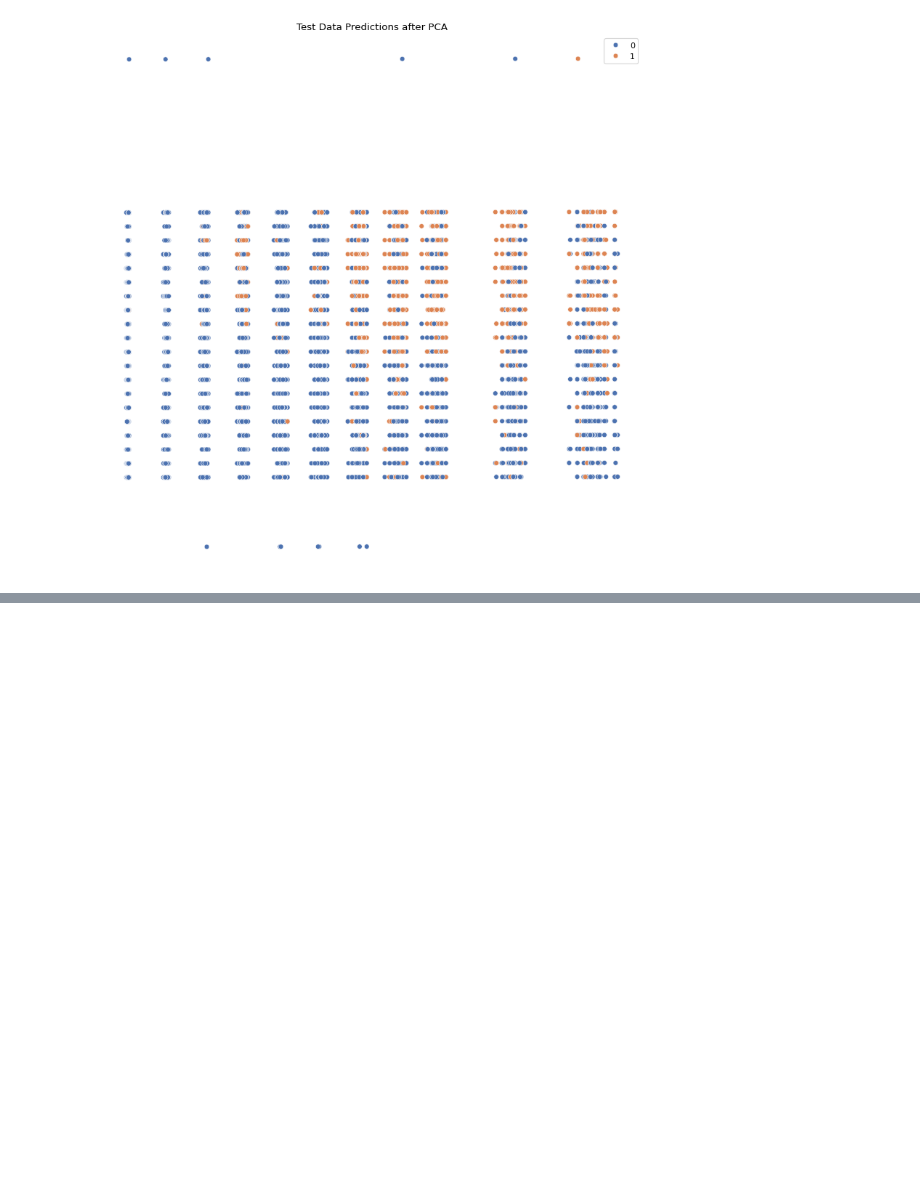
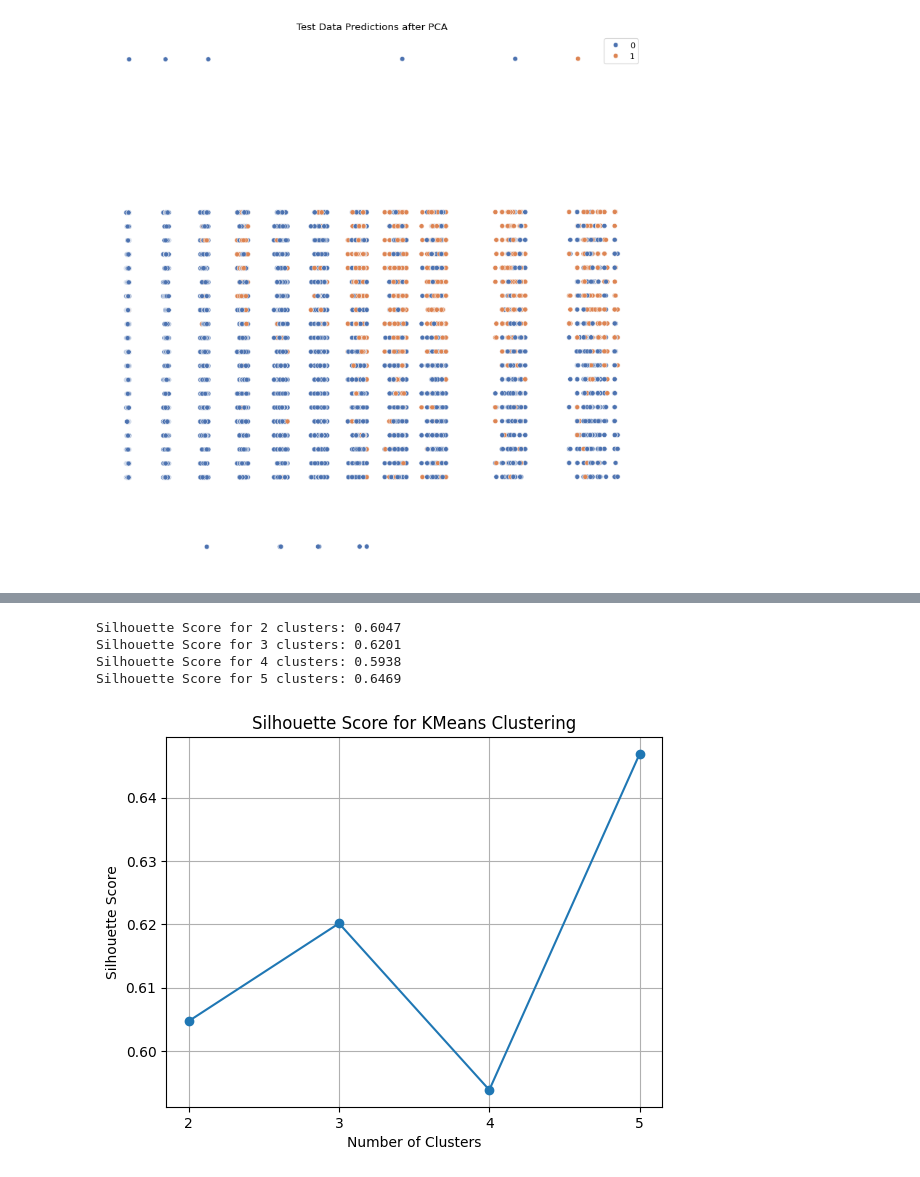
Before and after one commit to aleksandrchepinoga18/LinearRegression_KNN_Delivery, a Jupyter notebook: LinearRegression_KNN_Delivery.ipynb, the cells around one changed output, grey strips where cells are left out. Drawn from its saved outputs; the diff is of its cells as text; code cells hidden in the pictures; blank space fills up the shorter version.

```diff
--- a/LinearRegression_KNN_Delivery.ipynb
+++ b/LinearRegression_KNN_Delivery.ipynb
@@ -500,0 +664,31 @@ plt.show()
+# %%
+from sklearn.metrics import silhouette_score
+from sklearn.cluster import KMeans
+import matplotlib.pyplot as plt
+
+# Рассчитываем силуэтный коэффициент для количества кластеров от 2 до 5
+# Для 1 кластера силуэтный коэффициент не рассчитывается, так как он не имеет смысла
+silhouette_scores = []
+cluster_range = range(2, 6)  # От 2 до 5 кластеров
+
+for k in cluster_range:
+    kmeans = KMeans(n_clusters=k, random_state=42)
+    kmeans.fit(X)  # Обучаем KMeans на данных
+    score = silhouette_score(X, kmeans.labels_)  # Рассчитываем силуэтный коэффициент
+    silhouette_scores.append(score)
+    print(f"Silhouette Score for {k} clusters: {score:.4f}")
+
+# Визуализируем результаты
+plt.plot(cluster_range, silhouette_scores, marker='o')
+plt.xlabel('Number of Clusters')
+plt.ylabel('Silhouette Score')
+plt.title('Silhouette Score for KMeans Clustering')
+plt.xticks(cluster_range)
+plt.grid(True)
+plt.show()
+# %% [output]
+Silhouette Score for 2 clusters: 0.6047
+Silhouette Score for 3 clusters: 0.6201
+Silhouette Score for 4 clusters: 0.5938
+Silhouette Score for 5 clusters: 0.6469
+[figure, added]
```
Also changed, not shown: parts of 22 cells of this notebook.
